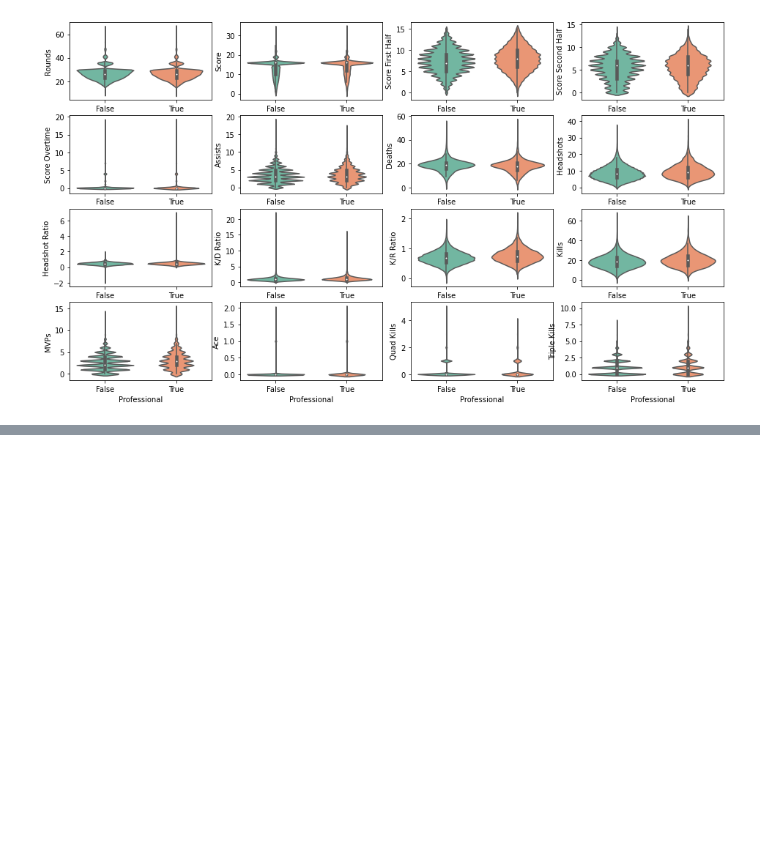
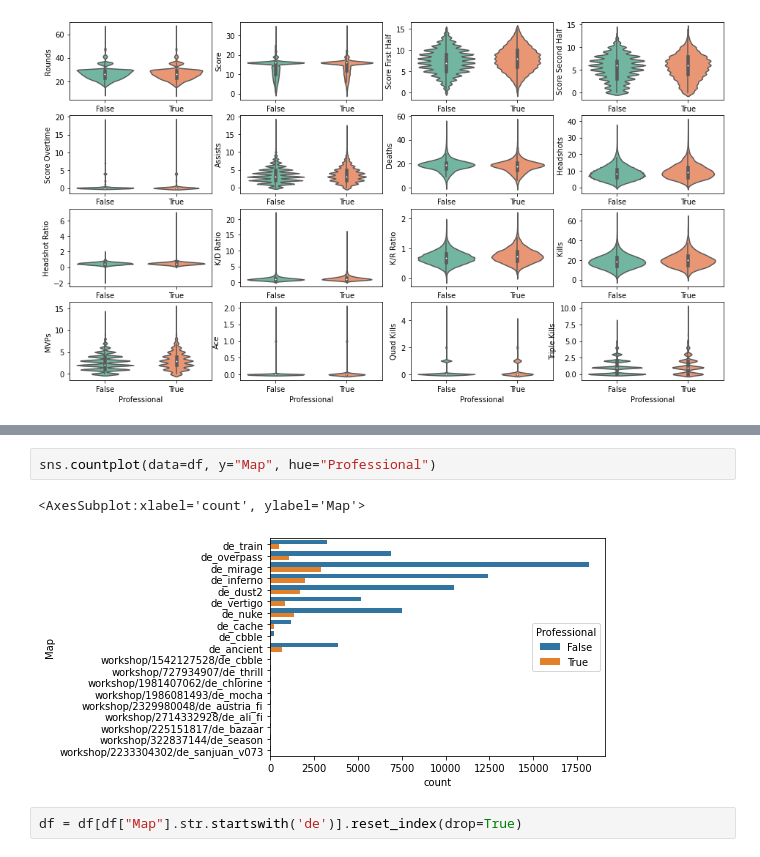
Before and after one commit to relativityhd/csgo-data-analysis, a Jupyter notebook: src/data-exploring.ipynb, the cells around one changed output, grey strips where cells are left out. Drawn from its saved outputs; the diff is of its cells as text; blank space fills up the shorter version.

```diff
--- a/src/data-exploring.ipynb
+++ b/src/data-exploring.ipynb
@@ -120,3 +165,10 @@ for i, column in enumerate(df.select_dtypes(include='number').columns):
+# %%
+sns.countplot(data=df, y="Map", hue="Professional")
+# %% [output]
+<AxesSubplot:xlabel='count', ylabel='Map'>
+[figure, added]
+# %%
+df = df[df["Map"].str.startswith('de')].reset_index(drop=True)
 # %%
 rows = 4
 cols = 4
```
Also changed, not shown: parts of 26 cells of this notebook, 6 other files.
